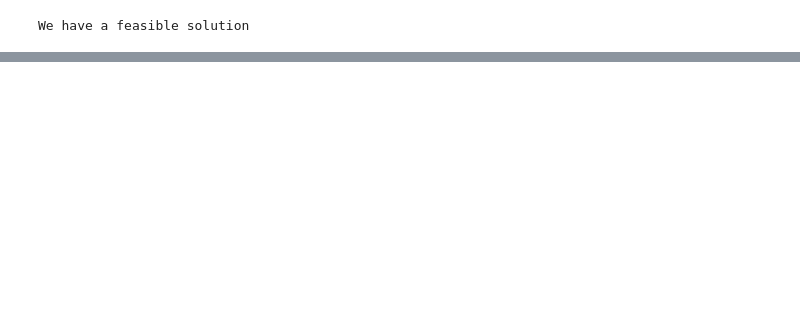
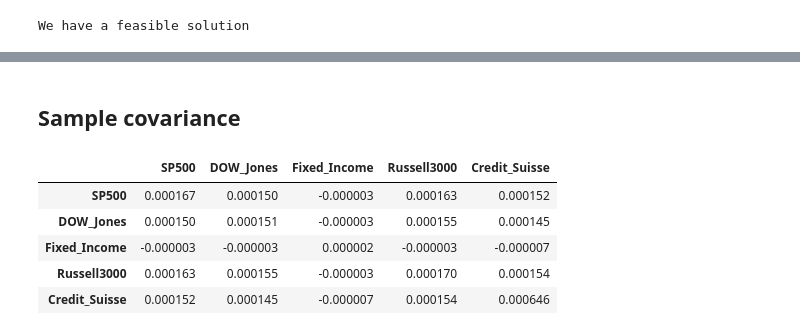
Before and after one commit to LucaDaquanno/Conditional-Monte-Carlo, a Jupyter notebook: Entropy_pool_prob_300323.ipynb, the cells around one changed output, grey strips where cells are left out. Drawn from its saved outputs; the diff is of its cells as text; code cells hidden in the pictures; blank space fills up the shorter version.

```diff
--- a/Entropy_pool_prob_300323.ipynb
+++ b/Entropy_pool_prob_300323.ipynb
@@ -776,0 +764,11 @@ dtype: float64
+# %% [markdown]
+## Sample covariance
+# %%
+x_restricted.cov()
+# %% [output]
+|  | SP500 | DOW_Jones | Fixed_Income | Russell3000 | Credit_Suisse |
+| SP500 | 0.000167 | 0.000150 | -0.000003 | 0.000163 | 0.000152 |
+| DOW_Jones | 0.000150 | 0.000151 | -0.000003 | 0.000155 | 0.000145 |
+| Fixed_Income | -0.000003 | -0.000003 | 0.000002 | -0.000003 | -0.000007 |
+| Russell3000 | 0.000163 | 0.000155 | -0.000003 | 0.000170 | 0.000154 |
+| Credit_Suisse | 0.000152 | 0.000145 | -0.000007 | 0.000154 | 0.000646 |
```
Also changed, not shown: parts of 22 cells of this notebook.
